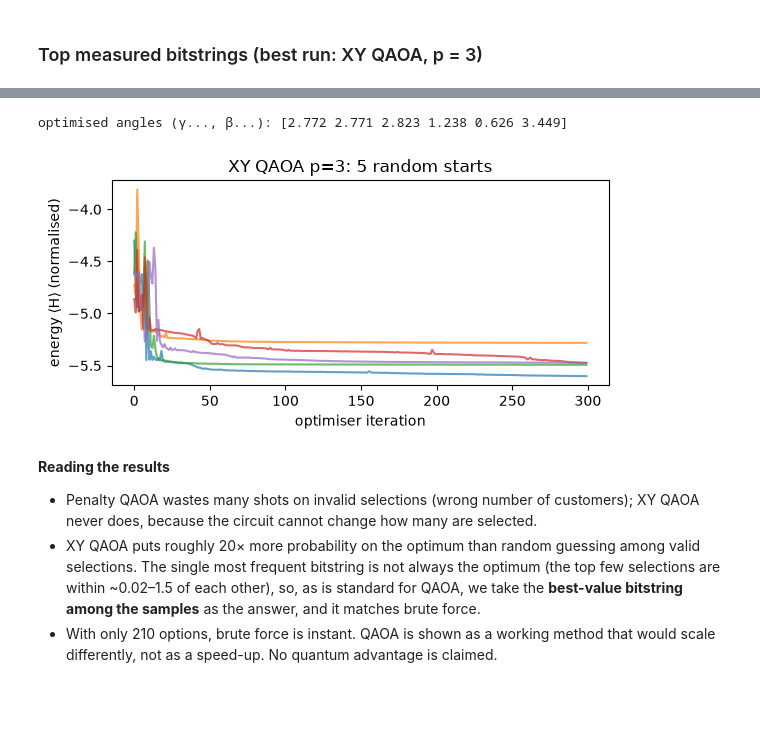
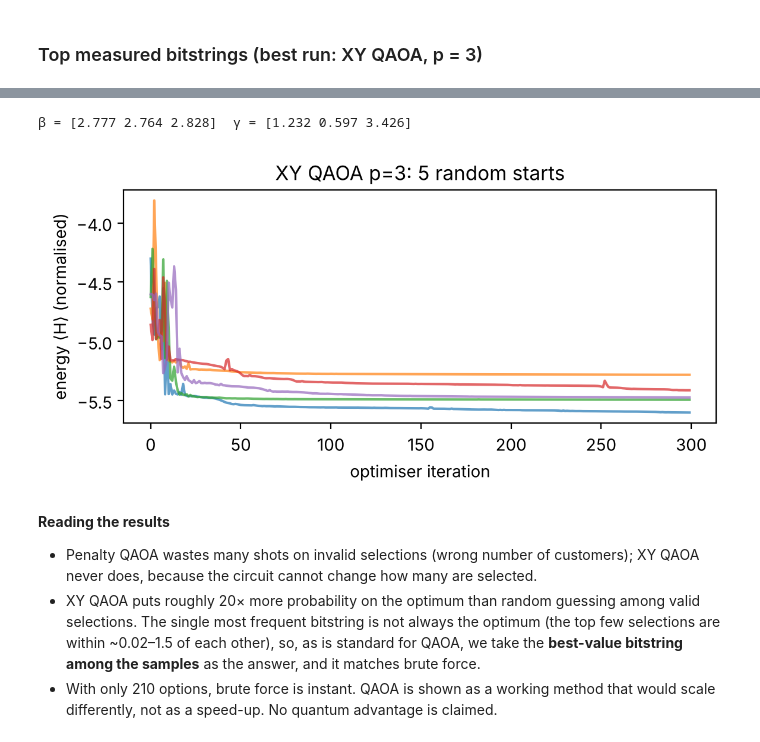
Before and after one commit to LuisaTu2/atomiq, a Jupyter notebook: atomiq-hackathon/notebooks/stage2_select.ipynb, the cells around one changed output, grey strips where cells are left out. Saved outputs shown, nothing was run; the diff lists cells and outputs as text; code cells hidden in the pictures; blank space fills up the shorter version.

```diff
--- a/atomiq-hackathon/notebooks/stage2_select.ipynb
+++ b/atomiq-hackathon/notebooks/stage2_select.ipynb
@@ -179,13 +179,14 @@ pd.DataFrame([{'bitstring': b, 'shots': c, 'customers': cand.loc[bitstring_to_x(
 # %%
-print('optimised angles (γ..., β...):', np.round(r['theta'], 3))
+p_ = len(r['theta']) // 2   # Qiskit sorts parameters by name, so β comes before γ
+print('β =', np.round(r['theta'][:p_], 3), ' γ =', np.round(r['theta'][p_:], 3))
 fig, ax = plt.subplots(figsize=(6, 3))
 for trace in r['history']:
     ax.plot(trace, alpha=0.7)
 ax.set_xlabel('optimiser iteration'); ax.set_ylabel('energy ⟨H⟩ (normalised)'); ax.set_title('XY QAOA p=3: 5 random starts')
 plt.tight_layout(); plt.show()
 # %% [output]
-optimised angles (γ..., β...): [2.772 2.771 2.823 1.238 0.626 3.449]
+β = [2.777 2.764 2.828]  γ = [1.232 0.597 3.426]
-[figure, old version]
+[figure, new version]
 # %% [markdown]
 **Reading the results**
 - Penalty QAOA wastes many shots on invalid selections (wrong number of customers); XY QAOA never does, because the circuit cannot change how many are selected.
```
Also changed, not shown: parts of 3 cells of this notebook, 7 other files.
